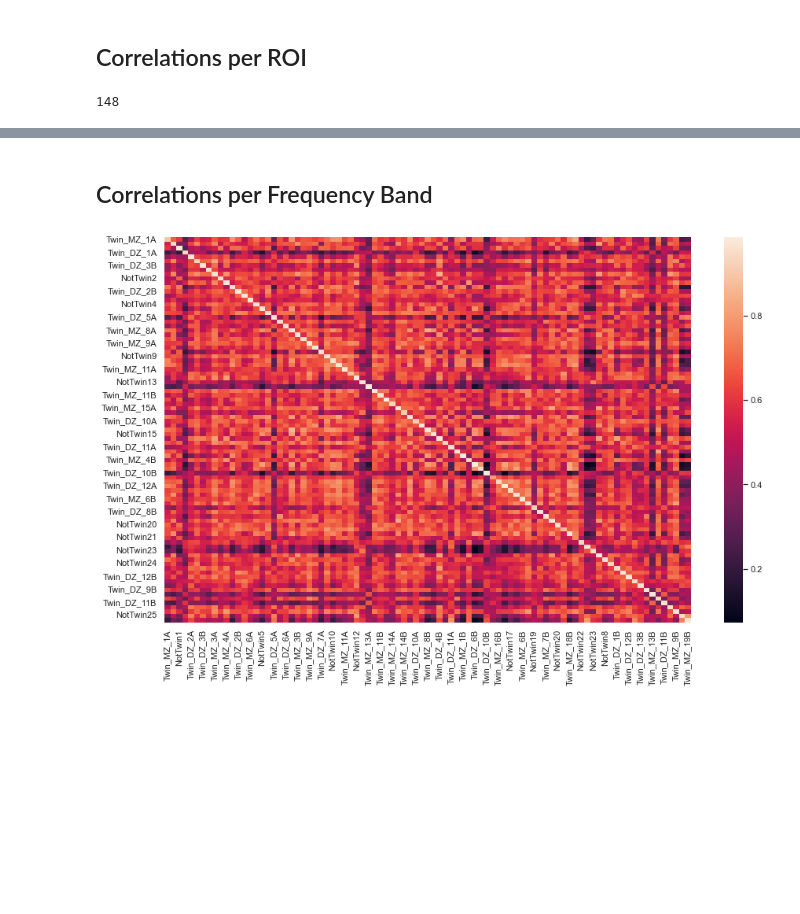
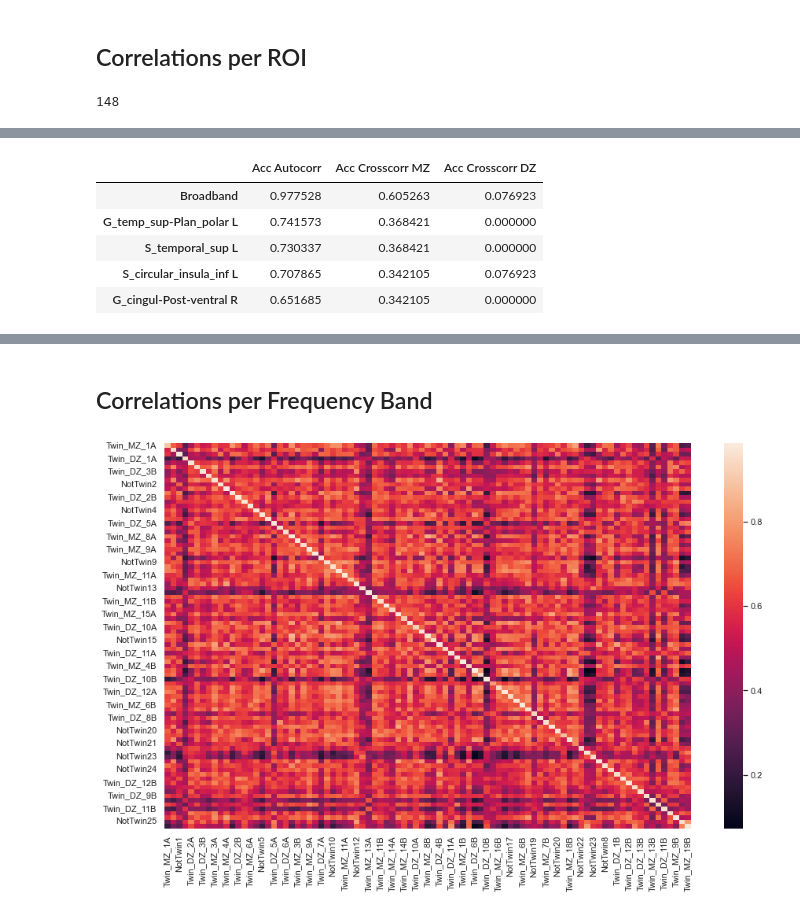
Before and after one commit to Epideixx/Fingerprints_Twins, a Jupyter notebook: PSD_processing.ipynb, the cells around one changed output, grey strips where cells are left out. Saved outputs shown, nothing was run; the diff lists cells and outputs as text; code cells hidden in the pictures; blank space fills up the shorter version.

```diff
--- a/PSD_processing.ipynb
+++ b/PSD_processing.ipynb
@@ -383,0 +418,9 @@ len(list_ROI)
+# %%
+df_ROI.sort_values(by = "Acc Crosscorr MZ", ascending=False).iloc[:10].head()
+# %% [output]
+|  | Acc Autocorr | Acc Crosscorr MZ | Acc Crosscorr DZ |
+| Broadband | 0.977528 | 0.605263 | 0.076923 |
+| G_temp_sup-Plan_polar L | 0.741573 | 0.368421 | 0.000000 |
+| S_temporal_sup L | 0.730337 | 0.368421 | 0.000000 |
+| S_circular_insula_inf L | 0.707865 | 0.342105 | 0.076923 |
+| G_cingul-Post-ventral R | 0.651685 | 0.342105 | 0.000000 |
```
Also changed, not shown: parts of 5 cells of this notebook.
